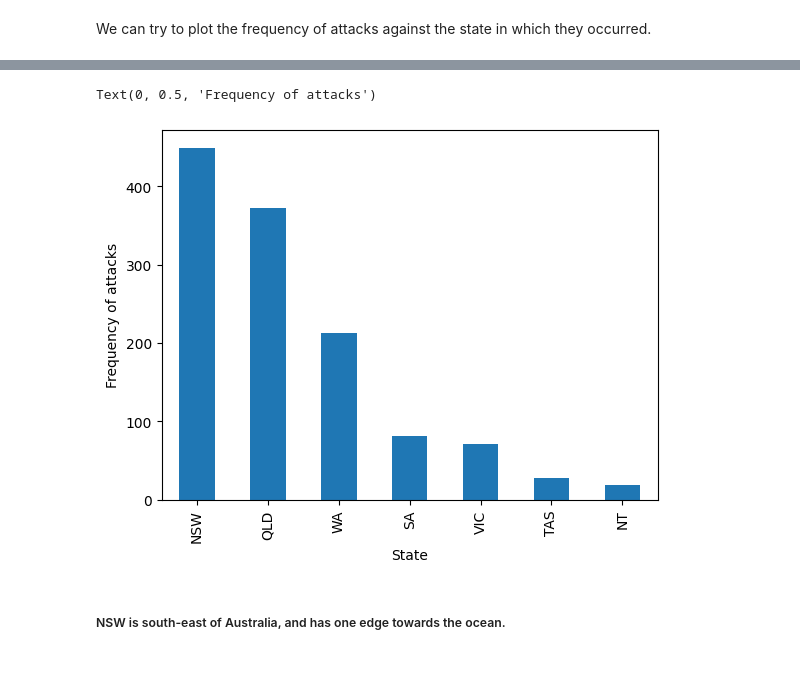
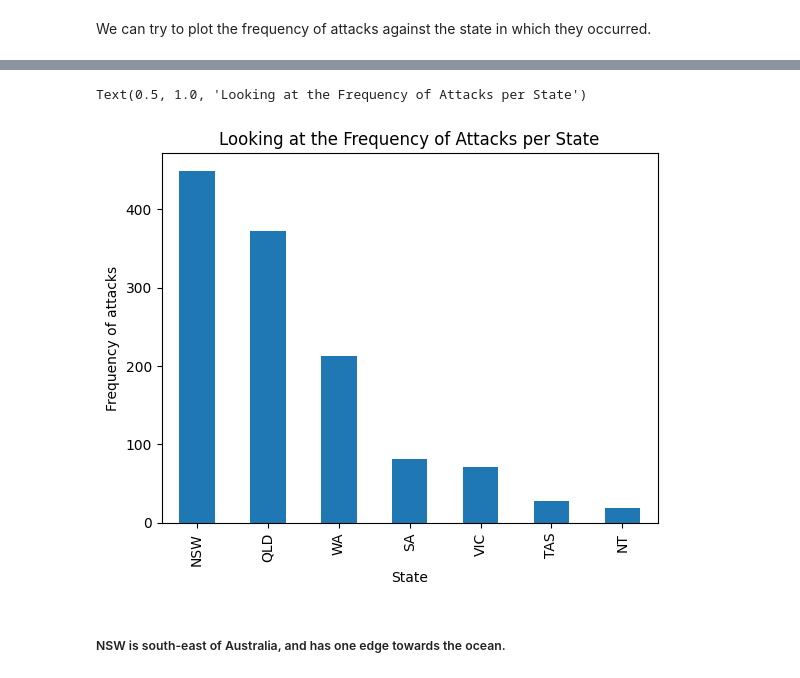
Before and after one commit to anushaTUe/visualisation-20245, a Jupyter notebook: dataset/further_exploration.ipynb, the cells around one changed output, grey strips where cells are left out. Cells and saved outputs as stored; diff of their text form; code cells hidden in the pictures.

Commit message:
trying to get more visualizations of the data

```diff
--- a/dataset/further_exploration.ipynb
+++ b/dataset/further_exploration.ipynb
@@ -191,10 +191,11 @@ df_states.sample(5)
 # %%
 state_counts = df_states['State'].value_counts()
 state_plot = state_counts.plot(kind='bar')
 state_plot.set_ylabel('Frequency of attacks')
+state_plot.set_title('Looking at the Frequency of Attacks per State')
 # %% [output]
-Text(0, 0.5, 'Frequency of attacks')
+Text(0.5, 1.0, 'Looking at the Frequency of Attacks per State')
-[figure, old version]
+[figure, new version]
 # %% [markdown]
 ##### NSW is south-east of Australia, and has one edge towards the ocean.
 # %% [markdown]
```
Also changed, not shown: parts of 8 cells of this notebook, 1 other file.
